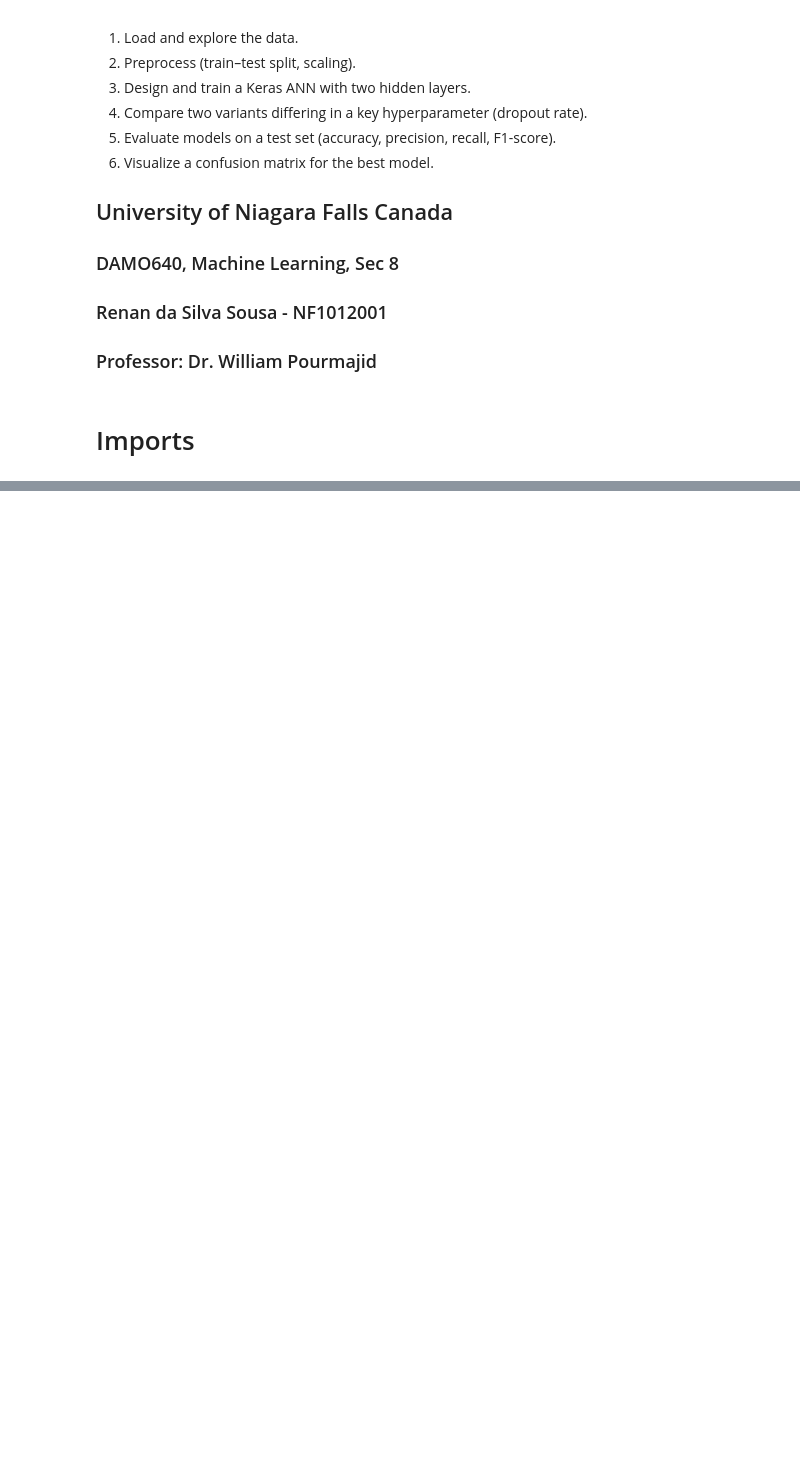
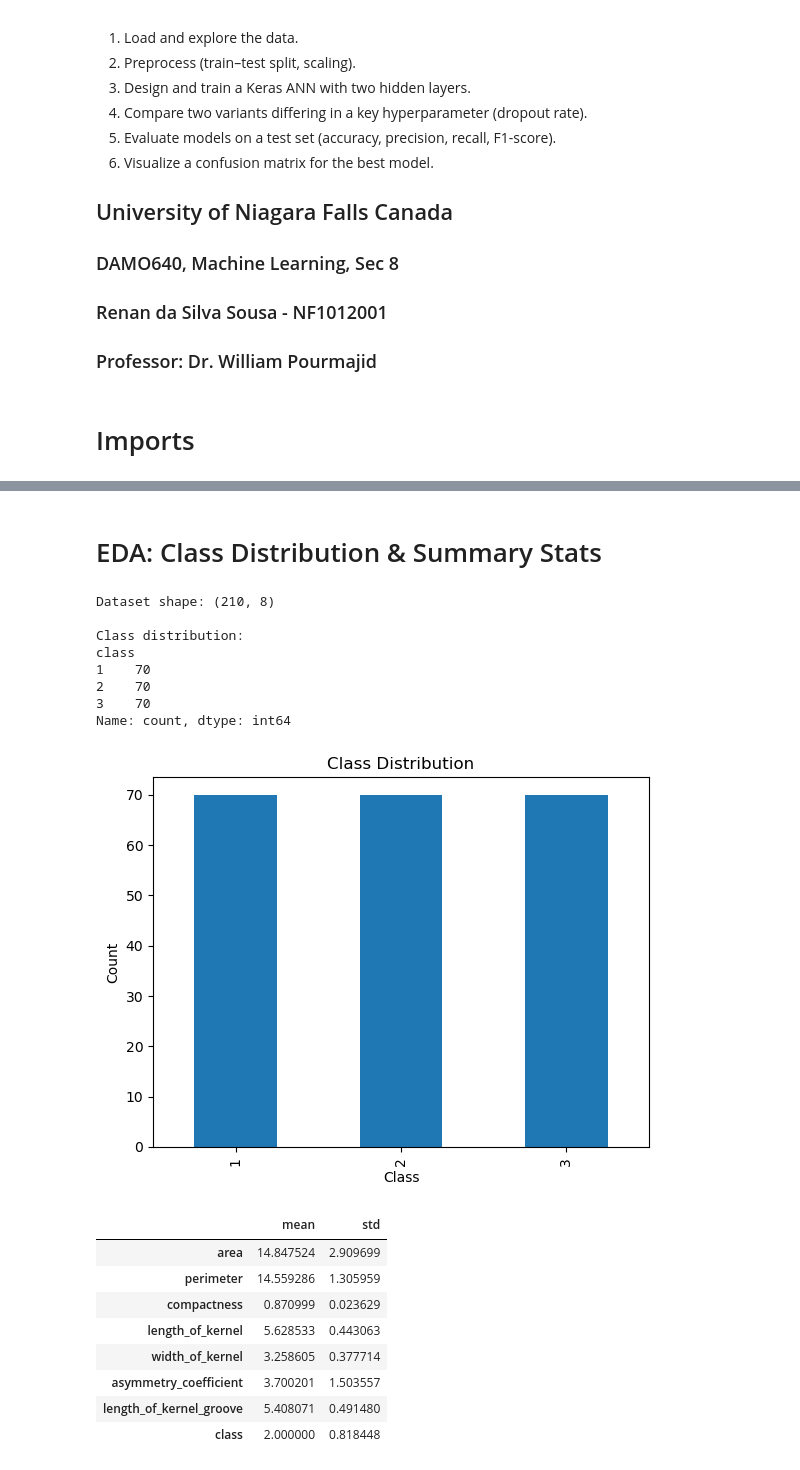
Before and after one commit to RenanSdeSilva/-UNFC-seeds-ann-project, a Jupyter notebook: notebooks/seeds_ann.ipynb, the cells around one changed output, grey strips where cells are left out. Cells and saved outputs as stored; diff of their text form; code cells hidden in the pictures; blank space fills up the shorter version.

Commit message:
Solving TensorFlow import, loading dataset and adding EDA

```diff
--- a/notebooks/seeds_ann.ipynb
+++ b/notebooks/seeds_ann.ipynb
@@ -67,0 +115,39 @@ FileNotFoundError: [Errno 2] No such file or directory: '../data/raw/seeds_datas
+# %% [markdown]
+# EDA: Class Distribution & Summary Stats
+# %%
+print("Dataset shape:", df.shape)
+
+# Class distribution
+class_counts = df["class"].value_counts().sort_index()
+print("\nClass distribution:")
+print(class_counts)
+
+plt.figure()
+class_counts.plot(kind="bar")
+plt.xlabel("Class")
+plt.ylabel("Count")
+plt.title("Class Distribution")
+plt.show()
+
+# Per-feature mean and std
+summary_stats = df.describe().T[["mean", "std"]]
+summary_stats
+# %% [output]
+Dataset shape: (210, 8)
+
+Class distribution:
+class
+1    70
+2    70
+3    70
+Name: count, dtype: int64
+[figure, added]
+|  | mean | std |
+| area | 14.847524 | 2.909699 |
+| perimeter | 14.559286 | 1.305959 |
+| compactness | 0.870999 | 0.023629 |
+| length_of_kernel | 5.628533 | 0.443063 |
+| width_of_kernel | 3.258605 | 0.377714 |
+| asymmetry_coefficient | 3.700201 | 1.503557 |
+| length_of_kernel_groove | 5.408071 | 0.491480 |
+| class | 2.000000 | 0.818448 |
```
Also changed, not shown: parts of 3 cells of this notebook.
